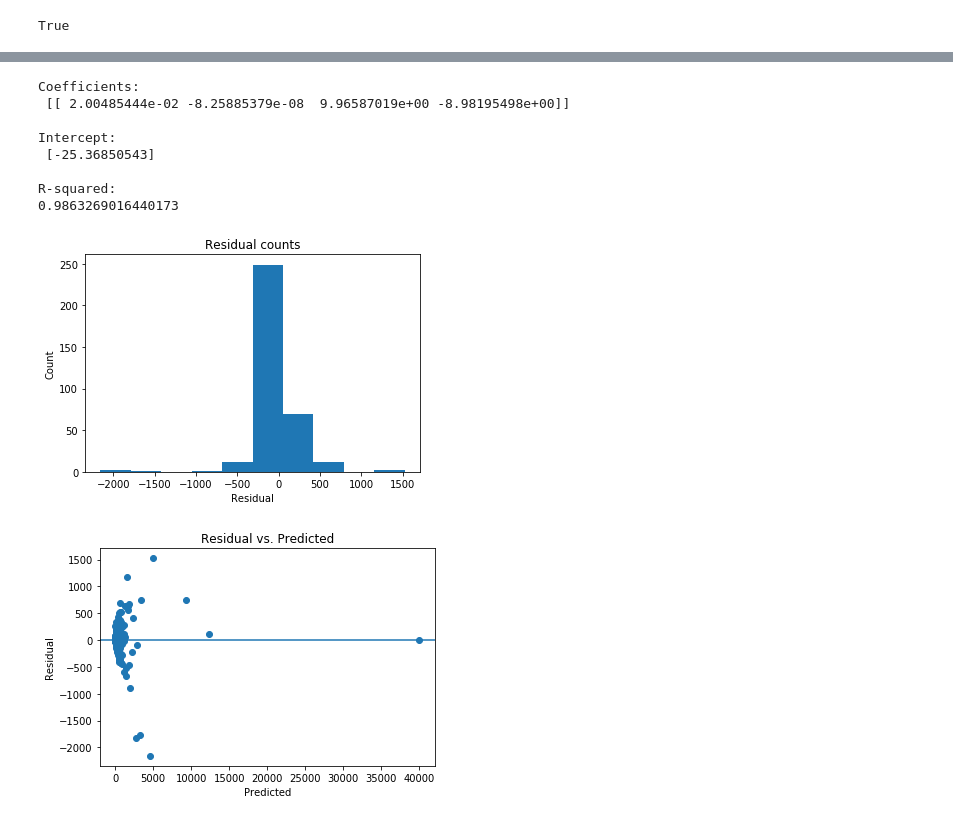
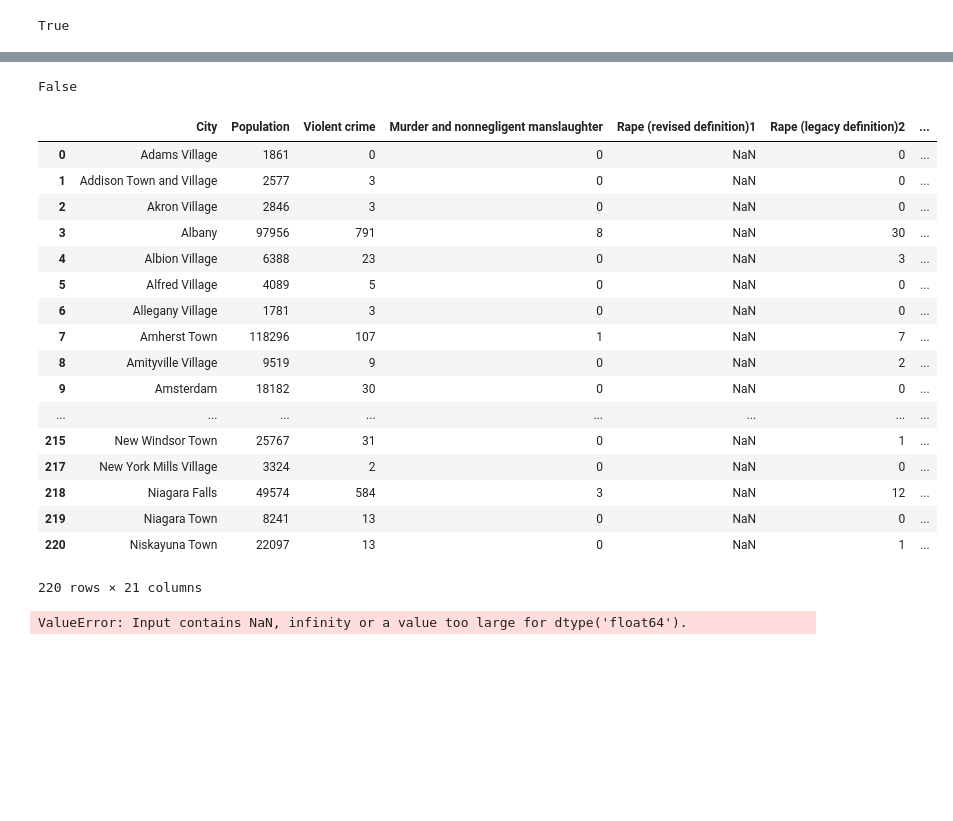
Before and after one commit to ihembree789/thinkfulprojects, a Jupyter notebook: regression model.ipynb, the cells around one changed output, grey strips where cells are left out. Cells and saved outputs as stored; diff of their text form; code cells hidden in the pictures; blank space fills up the shorter version.

```diff
--- a/regression model.ipynb
+++ b/regression model.ipynb
@@ -154,0 +216,4 @@ plt.show()
+# %%
+features = ['Burglary','Aggravated assault','Larceny-theft','Robbery','Murder and nonnegligent manslaughter']
+fx = df.loc[:, features].values
+fx = StandardScaler().fit_transform(fx)
@@ -155,7 +230,41 @@ plt.show()
+# %%
+pca = PCA(n_components=2)
+principalComponents = pca.fit_transform(fx)
+# %%
+principalDf = pd.DataFrame(data = principalComponents
+             , columns = ['principal component 1', 'principal component 2'])
+# %%
+principalDf.head()
+principalDf.isnull().values.any()
+# %% [output]
+False
+# %%
+df['principal component 1']=principalDf['principal component 1']
+df['principal component 2']=principalDf['principal component 2']
+df.head(220)
+# %% [output]
+|  | City | Population | Violent crime | Murder and nonnegligent manslaughter | Rape (revised definition)1 | Rape (legacy definition)2 | ... |
+| 0 | Adams Village | 1861 | 0 | 0 | NaN | 0 | ... |
+| 1 | Addison Town and Village | 2577 | 3 | 0 | NaN | 0 | ... |
+| 2 | Akron Village | 2846 | 3 | 0 | NaN | 0 | ... |
+| 3 | Albany | 97956 | 791 | 8 | NaN | 30 | ... |
+| 4 | Albion Village | 6388 | 23 | 0 | NaN | 3 | ... |
+| 5 | Alfred Village | 4089 | 5 | 0 | NaN | 0 | ... |
+| 6 | Allegany Village | 1781 | 3 | 0 | NaN | 0 | ... |
+| 7 | Amherst Town | 118296 | 107 | 1 | NaN | 7 | ... |
+| 8 | Amityville Village | 9519 | 9 | 0 | NaN | 2 | ... |
+| 9 | Amsterdam | 18182 | 30 | 0 | NaN | 0 | ... |
+| ... | ... | ... | ... | ... | ... | ... | ... |
+| 215 | New Windsor Town | 25767 | 31 | 0 | NaN | 1 | ... |
+| 217 | New York Mills Village | 3324 | 2 | 0 | NaN | 0 | ... |
+| 218 | Niagara Falls | 49574 | 584 | 3 | NaN | 12 | ... |
+| 219 | Niagara Town | 8241 | 13 | 0 | NaN | 0 | ... |
+| 220 | Niskayuna Town | 22097 | 13 | 0 | NaN | 1 | ... |
+220 rows × 21 columns
 # %%
 regr = linear_model.LinearRegression()
 Y = df['Property crime'].values.reshape(-1, 1)
-X = df[['Population','Population Squared','Robbery','Murder and nonnegligent manslaughter']]
+X = df[['Population','Population Squared','principal component 2']]
 regr.fit(X, Y)
 
 # Inspect the results.
@@ -164,35 +273,4 @@ print('\nIntercept: \n', regr.intercept_)
 print('\nR-squared:')
 print(regr.score(X, Y))
 # %% [output]
-Coefficients:
- [[ 2.00485444e-02 -8.25885379e-08  9.96587019e+00 -8.98195498e+00]]
-
-Intercept:
- [-25.36850543]
-
-R-squared:
-0.9863269016440173
+ValueError: Input contains NaN, infinity or a value too large for dtype('float64').
-# %%
-predicted = regr.predict(X).ravel()
-actual = df['Property crime']
-
-# Calculate the error, also called the residual.
-residual = actual - predicted
-
-# This looks a bit concerning.
-plt.hist(residual)
-plt.title('Residual counts')
-plt.xlabel('Residual')
-plt.ylabel('Count')
-plt.show()
-# %% [output]
-[figure, removed]
-# %%
-plt.scatter(predicted, residual)
-plt.xlabel('Predicted')
-plt.ylabel('Residual')
-plt.axhline(y=0)
-plt.title('Residual vs. Predicted')
-plt.show()
-# %% [output]
-[figure, removed]
```
Also changed, not shown: parts of 15 cells of this notebook.
